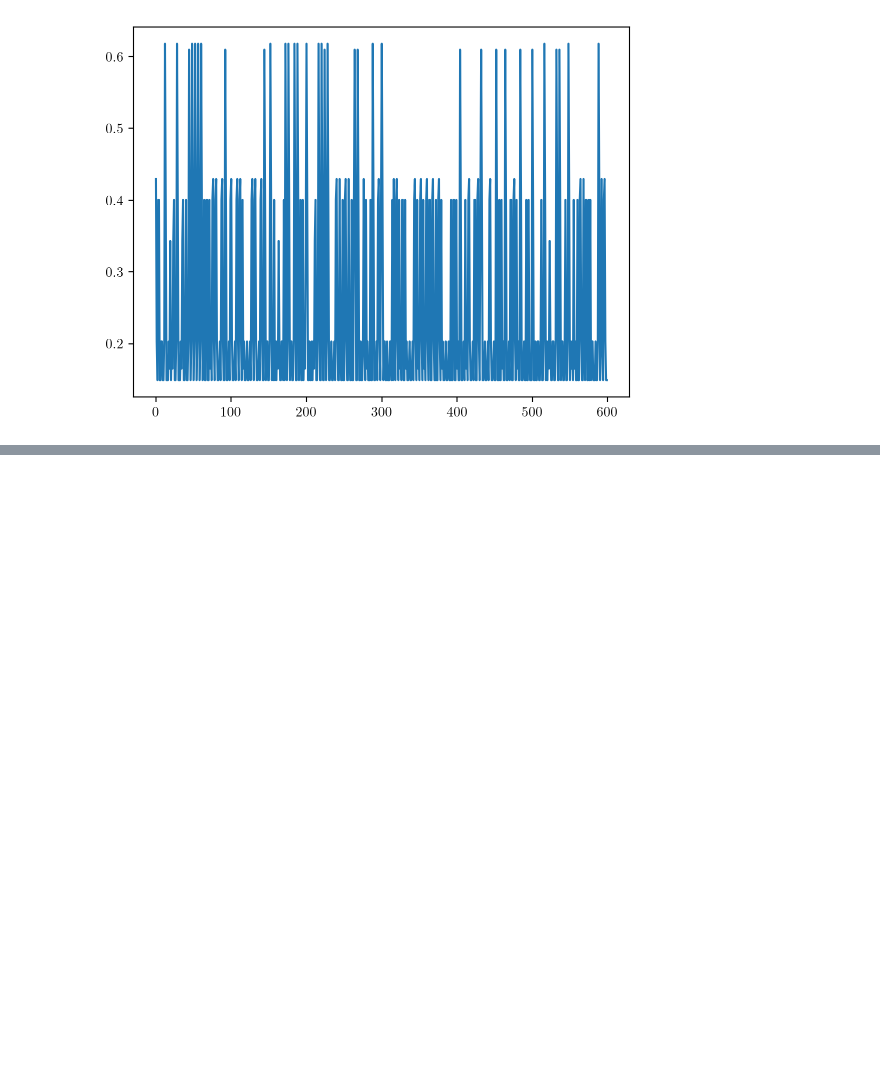
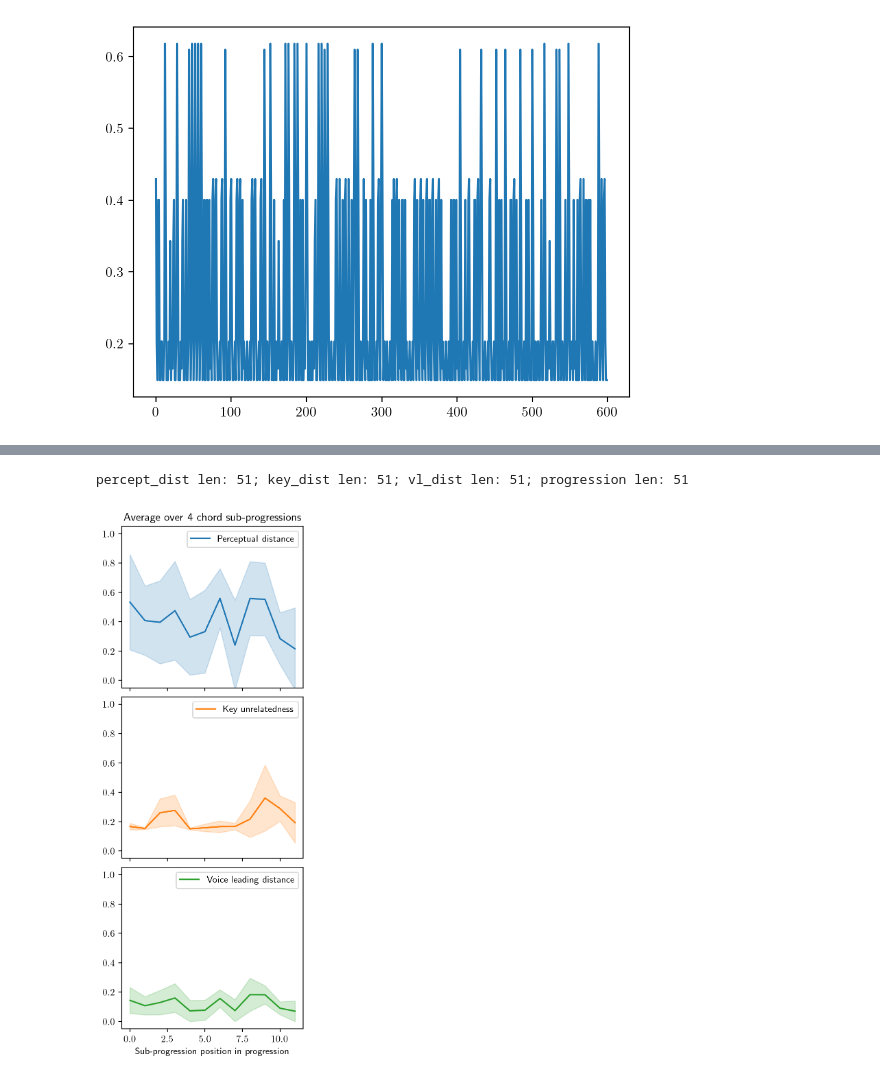
Before and after one commit to zatkins-dev/ChordDyn, a Jupyter notebook: script/results.ipynb, the cells around one changed output, grey strips where cells are left out. Saved outputs shown, nothing was run; the diff lists cells and outputs as text; code cells hidden in the pictures; blank space fills up the shorter version.

```diff
--- a/script/results.ipynb
+++ b/script/results.ipynb
@@ -286,0 +272,10 @@ percept_dist len: 600; key_dist len: 600; hf_dist len: 600; vl_dist len: 600; pr
+# %%
+from music21 import corpus
+s = corpus.parse('bwv66.6')
+sChords = s.chordify()
+sFlat = sChords.flatten()
+sOnlyChords = sFlat.getElementsByClass('Chord')
+plot_windowed_metrics(sOnlyChords, window=4)
+# %% [output]
+percept_dist len: 51; key_dist len: 51; vl_dist len: 51; progression len: 51
+[figure, added]
```
Also changed, not shown: parts of 6 cells of this notebook, 5 other files.
